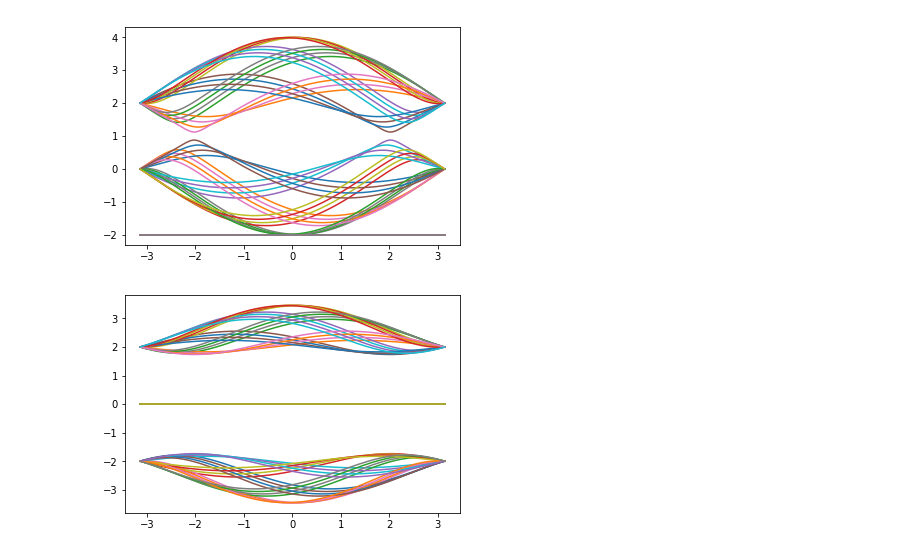
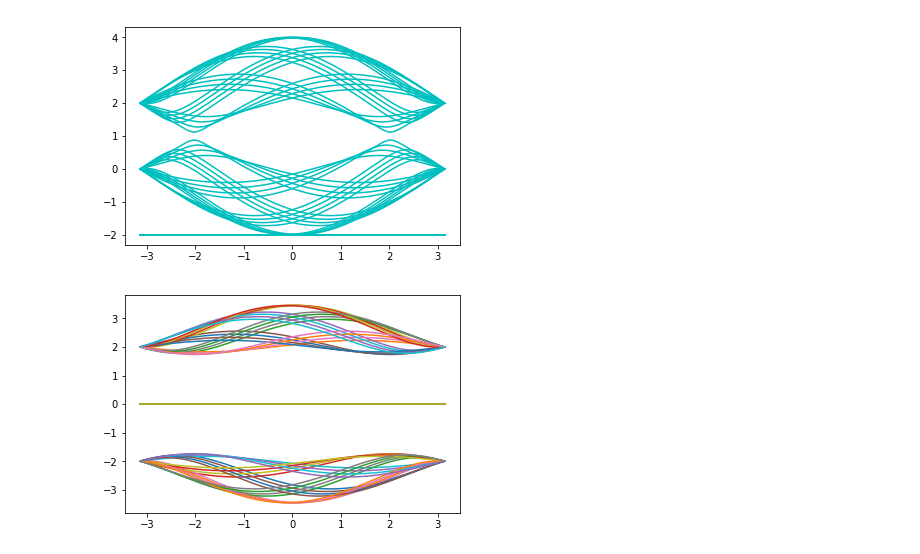
Before and after one commit to caidish/my_nb, a Jupyter notebook: Kagome_lattice.ipynb, the cells around one changed output. Saved outputs shown, nothing was run; the diff lists cells and outputs as text; code cells hidden in the pictures.

```diff
--- a/Kagome_lattice.ipynb
+++ b/Kagome_lattice.ipynb
@@ -22,17 +22,17 @@ def Energy_k(w,k1,k2,phi,t):
 # %%
 fig, ax = plt.pyplot.subplots()
 step_k = 1000
 k = np.linspace(-np.pi,np.pi,step_k)
 step_k_2 = 20
 k_2 = np.linspace(-10*np.pi,10*np.pi,step_k_2)
 for u in k_2:
     result = []
     for i in k:
         result.append(Energy_k(1,i,u,0,1)-1)
     for j in range(3):
-        ax.plot(k,[temp[j] for temp in result])
+        ax.plot(k,[temp[j] for temp in result],'c')
 # %% [output]
-[figure, old version]
+[figure, new version]
 # %%
 fig, ax = plt.pyplot.subplots()
 step_k = 1000
```
Also changed, not shown: parts of 4 cells of this notebook, 3 other files.
